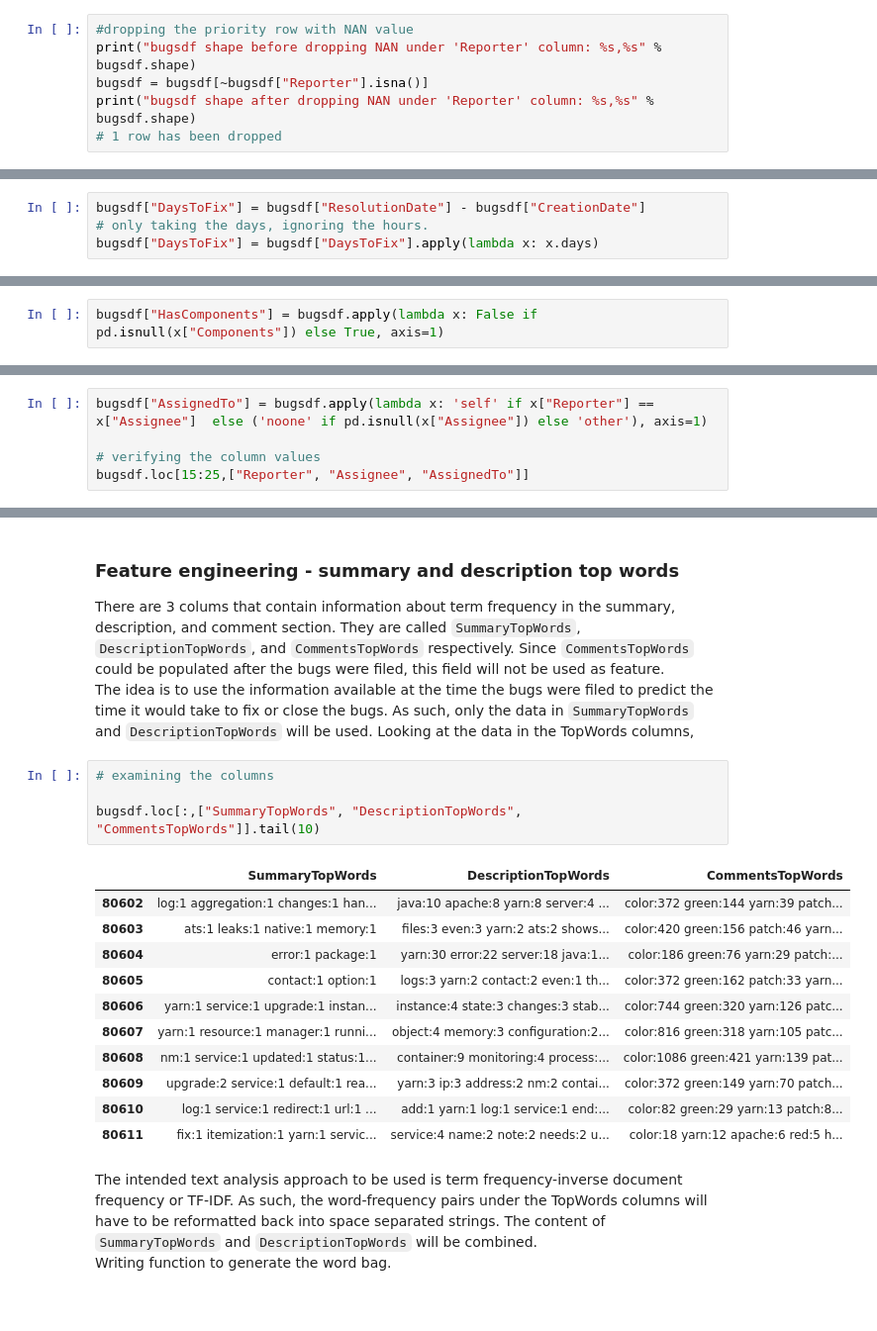
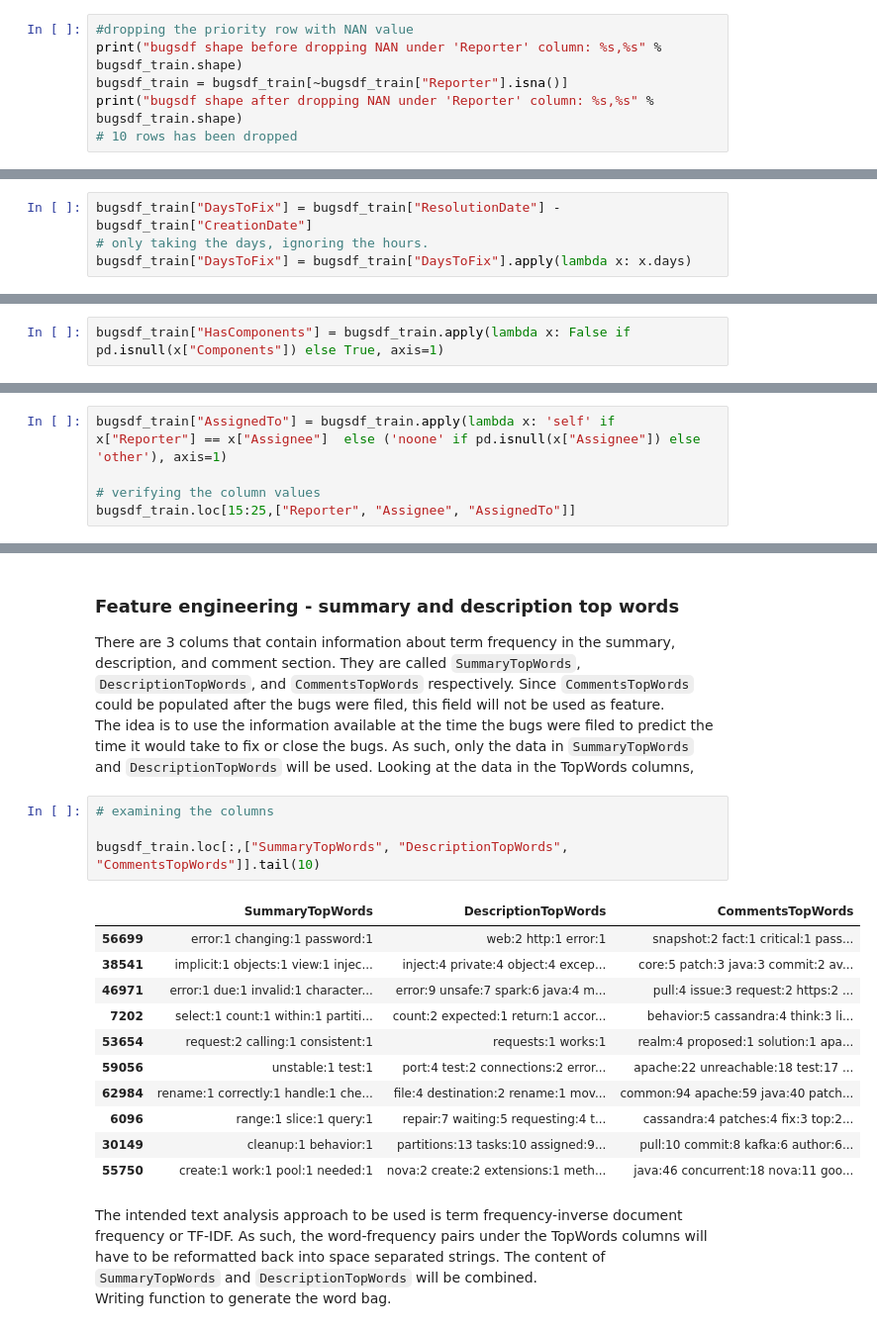
Before and after one commit to winnawat/bugfixtime, a Jupyter notebook: bugfixtime.ipynb, the cells around one changed output, grey strips where cells are left out. Shown at 99% size. Cells and saved outputs as stored; diff of their text form.

```diff
--- a/bugfixtime.ipynb
+++ b/bugfixtime.ipynb
@@ -181,8 +203,8 @@ bugsdf shape after dropping NAN under 'Priority' column: 80611,30
 The 22 rows with missing value under "Reporter" will be dropped as well.
 # %%
 #dropping the priority row with NAN value
-print("bugsdf shape before dropping NAN under 'Reporter' column: %s,%s" % bugsdf.shape)
-bugsdf = bugsdf[~bugsdf["Reporter"].isna()]
-print("bugsdf shape after dropping NAN under 'Reporter' column: %s,%s" % bugsdf.shape)
-# 1 row has been dropped
+print("bugsdf shape before dropping NAN under 'Reporter' column: %s,%s" % bugsdf_train.shape)
+bugsdf_train = bugsdf_train[~bugsdf_train["Reporter"].isna()]
+print("bugsdf shape after dropping NAN under 'Reporter' column: %s,%s" % bugsdf_train.shape)
+# 10 rows has been dropped
 # %% [output]
@@ -198,14 +220,14 @@ Some features have to be created from existing feature(s). Here, the target vari
 The time difference between `CreationDate` and `ResolutionDate` is the amount of time it took to resolve or close the bugs.
 Calculating the time to resolution. The column will be named `DaysToFix`.
 # %%
-bugsdf["DaysToFix"] = bugsdf["ResolutionDate"] - bugsdf["CreationDate"]
+bugsdf_train["DaysToFix"] = bugsdf_train["ResolutionDate"] - bugsdf_train["CreationDate"]
 # only taking the days, ignoring the hours.
-bugsdf["DaysToFix"] = bugsdf["DaysToFix"].apply(lambda x: x.days)
+bugsdf_train["DaysToFix"] = bugsdf_train["DaysToFix"].apply(lambda x: x.days)
 # %% [markdown]
 ### Feature engineering - components
 The feature "Components" may have a significant impact on the number of days taken to fix the bugs. However, there are a lot of NaNs in the column. As such, a new feature called `HasComponents` has to be created. It would be a boolean value that expresses whether or not the Jira bug has components data.
 # %%
-bugsdf["HasComponents"] = bugsdf.apply(lambda x: False if pd.isnull(x["Components"]) else True, axis=1)
+bugsdf_train["HasComponents"] = bugsdf_train.apply(lambda x: False if pd.isnull(x["Components"]) else True, axis=1)
 # %% [markdown]
 Plotting `DaysToFix` by `HasComponents`
 # %%
@@ -244,10 +266,10 @@ The distribution of `DaysToFix` in bug with and without components are statistic
 ### Feature engineering - bug reporter and assignee
 Another feature that might affect `DaysToFix` would be if the bug reporter and assignee are the same person. That is, the reporter assigns the bug to him/herself. Another possibility would be that the bug is not assigned to anyone. The column will be called "AssignedTo" and it will have 3 possible values: 1. 'self' 2. 'other' 3. 'noone'.
 # %%
-bugsdf["AssignedTo"] = bugsdf.apply(lambda x: 'self' if x["Reporter"] == x["Assignee"]  else ('noone' if pd.isnull(x["Assignee"]) else 'other'), axis=1)
+bugsdf_train["AssignedTo"] = bugsdf_train.apply(lambda x: 'self' if x["Reporter"] == x["Assignee"]  else ('noone' if pd.isnull(x["Assignee"]) else 'other'), axis=1)
 
 # verifying the column values
-bugsdf.loc[15:25,["Reporter", "Assignee", "AssignedTo"]]
+bugsdf_train.loc[15:25,["Reporter", "Assignee", "AssignedTo"]]
 # %% [output]
 |  | Reporter | Assignee | AssignedTo |
 | 15 | ittayd | lacton | other |
@@ -268,19 +291,19 @@ The idea is to use the information available at the time the bugs were filed to
 # %%
 # examining the columns
 
-bugsdf.loc[:,["SummaryTopWords", "DescriptionTopWords", "CommentsTopWords"]].tail(10)
+bugsdf_train.loc[:,["SummaryTopWords", "DescriptionTopWords", "CommentsTopWords"]].tail(10)
 # %% [output]
 |  | SummaryTopWords | DescriptionTopWords | CommentsTopWords |
-| 80602 | log:1 aggregation:1 changes:1 han... | java:10 apache:8 yarn:8 server:4 ... | color:372 green:144 yarn:39 patch... |
-| 80603 | ats:1 leaks:1 native:1 memory:1 | files:3 even:3 yarn:2 ats:2 shows... | color:420 green:156 patch:46 yarn... |
-| 80604 | error:1 package:1 | yarn:30 error:22 server:18 java:1... | color:186 green:76 yarn:29 patch:... |
-| 80605 | contact:1 option:1 | logs:3 yarn:2 contact:2 even:1 th... | color:372 green:162 patch:33 yarn... |
-| 80606 | yarn:1 service:1 upgrade:1 instan... | instance:4 state:3 changes:3 stab... | color:744 green:320 yarn:126 patc... |
-| 80607 | yarn:1 resource:1 manager:1 runni... | object:4 memory:3 configuration:2... | color:816 green:318 yarn:105 patc... |
-| 80608 | nm:1 service:1 updated:1 status:1... | container:9 monitoring:4 process:... | color:1086 green:421 yarn:139 pat... |
-| 80609 | upgrade:2 service:1 default:1 rea... | yarn:3 ip:3 address:2 nm:2 contai... | color:372 green:149 yarn:70 patch... |
-| 80610 | log:1 service:1 redirect:1 url:1 ... | add:1 yarn:1 log:1 service:1 end:... | color:82 green:29 yarn:13 patch:8... |
-| 80611 | fix:1 itemization:1 yarn:1 servic... | service:4 name:2 note:2 needs:2 u... | color:18 yarn:12 apache:6 red:5 h... |
+| 56699 | error:1 changing:1 password:1 | web:2 http:1 error:1 | snapshot:2 fact:1 critical:1 pass... |
+| 38541 | implicit:1 objects:1 view:1 injec... | inject:4 private:4 object:4 excep... | core:5 patch:3 java:3 commit:2 av... |
+| 46971 | error:1 due:1 invalid:1 character... | error:9 unsafe:7 spark:6 java:4 m... | pull:4 issue:3 request:2 https:2 ... |
+| 7202 | select:1 count:1 within:1 partiti... | count:2 expected:1 return:1 accor... | behavior:5 cassandra:4 think:3 li... |
+| 53654 | request:2 calling:1 consistent:1 | requests:1 works:1 | realm:4 proposed:1 solution:1 apa... |
+| 59056 | unstable:1 test:1 | port:4 test:2 connections:2 error... | apache:22 unreachable:18 test:17 ... |
+| 62984 | rename:1 correctly:1 handle:1 che... | file:4 destination:2 rename:1 mov... | common:94 apache:59 java:40 patch... |
+| 6096 | range:1 slice:1 query:1 | repair:7 waiting:5 requesting:4 t... | cassandra:4 patches:4 fix:3 top:2... |
+| 30149 | cleanup:1 behavior:1 | partitions:13 tasks:10 assigned:9... | pull:10 commit:8 kafka:6 author:6... |
+| 55750 | create:1 work:1 pool:1 needed:1 | nova:2 create:2 extensions:1 meth... | java:46 concurrent:18 nova:11 goo... |
 # %% [markdown]
 The intended text analysis approach to be used is term frequency-inverse document frequency or TF-IDF. As such, the word-frequency pairs under the TopWords columns will have to be reformatted back into space separated strings. The content of `SummaryTopWords` and `DescriptionTopWords` will be combined.
 Writing function to generate the word bag.
```
Also changed, not shown: parts of 29 cells of this notebook.
